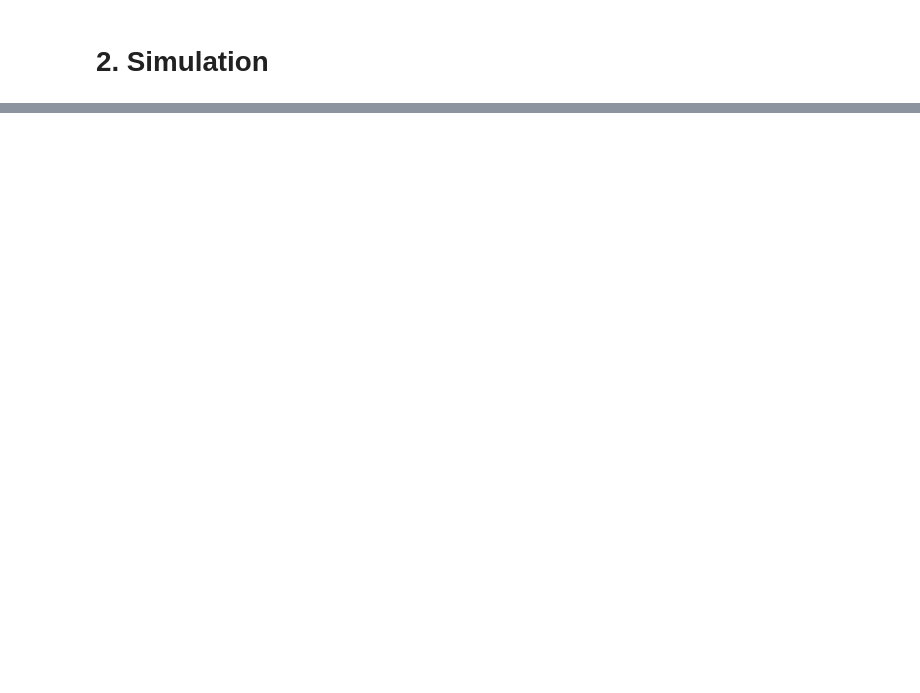
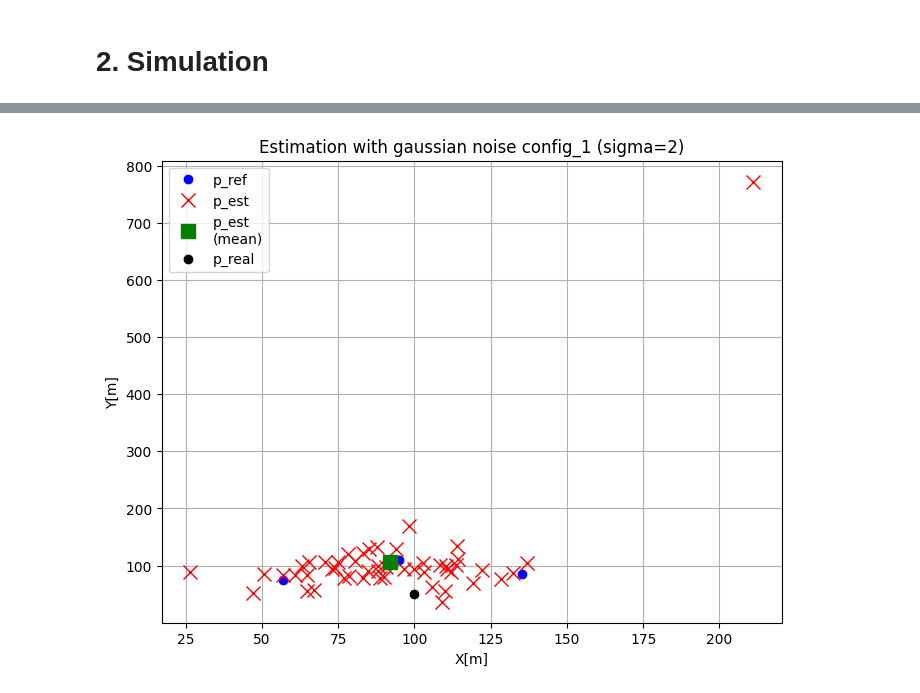
Before and after one commit to Alegarcia049/TP3_INFE, a Jupyter notebook: code.ipynb, the cells around one changed output, grey strips where cells are left out. Drawn from its saved outputs; the diff is of its cells as text; code cells hidden in the pictures; blank space fills up the shorter version.

```diff
--- a/code.ipynb
+++ b/code.ipynb
@@ -131,0 +207,27 @@ for i in range(estimations.shape[1]):
+# %%
+# EXTRA: Introducing gaussian noise to config_1 angles
+
+rng = np.random.default_rng(42) # Random generator for reprodoctubility
+sigma = 2
+estimations = np.zeros((50, 2))
+noisy_sampling = np.tile(theta_1, (50, 1))
+noise = rng.normal(0, sigma, size=(50, 3))
+noisy_sampling += noise
+for i in range(noisy_sampling.shape[0]):
+    x, cond = estimate_p(noisy_sampling[i], pos_1)
+    #if x[1] > 500: continue
+    estimations[i] = x
+
+plt.figure(figsize=(8,6))
+plt.plot(pos_1[:,0], pos_1[:,1], 'o', color='blue', label='p_ref')
+plt.plot(estimations[:,0], estimations[:,1], 'x', markersize=10.0, color='red', label='p_est')
+plt.plot(np.mean(estimations[:,0]), np.mean(estimations[:,1]), 's', markersize=10.0, color='green', label='p_est\n(mean)')
+plt.plot(p[0], p[1], 'o', color='black', label='p_real')
+plt.title(f'Estimation with gaussian noise config_1 (sigma={sigma})')
+plt.legend(loc='upper left')
+plt.xlabel('X[m]')
+plt.ylabel('Y[m]')
+plt.grid(True)
+plt.show()
+# %% [output]
+[figure, added]
```
Also changed, not shown: parts of 7 cells of this notebook, 4 other files.
